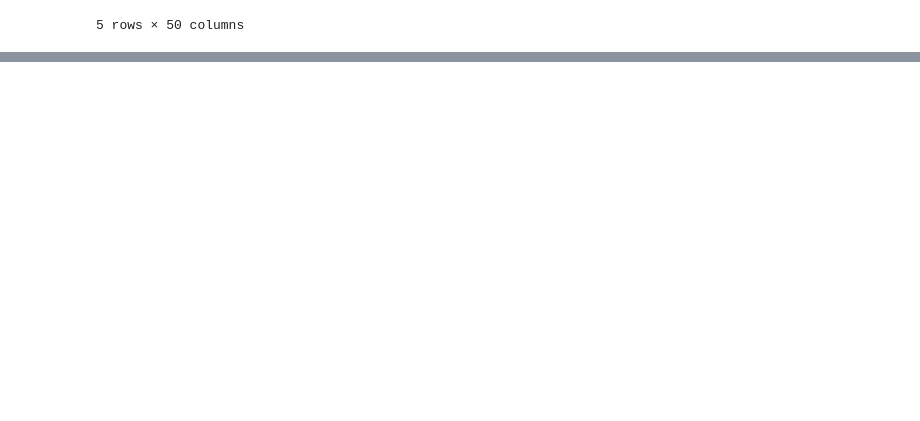
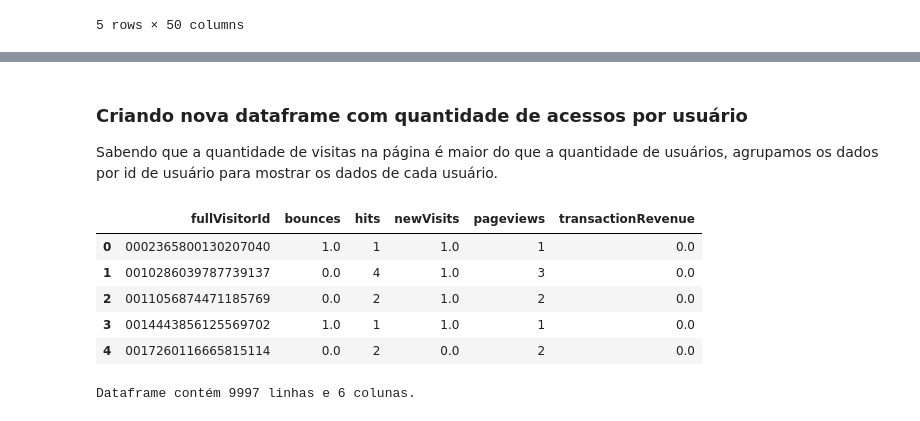
Before and after one commit to CrisNakamura/modelo_digital_marketing, a Jupyter notebook: marketing_analytics.ipynb, the cells around one changed output, grey strips where cells are left out. Drawn from its saved outputs; the diff is of its cells as text; code cells hidden in the pictures; blank space fills up the shorter version.

Commit message:
[feat] Limpeza dos dados

```diff
--- a/marketing_analytics.ipynb
+++ b/marketing_analytics.ipynb
@@ -120,0 +198,7 @@ df.head()
+# %%
+var_quantitativas = ['bounces', 'hits', 'newVisits', 'pageviews', 'transactionRevenue']
+
+for coluna in var_quantitativas:
+    df[coluna] = pd.to_numeric(df[coluna])
+
+df.info()
@@ -120,0 +232,6 @@ df.head()
+# %%
+# Preenchendo valores nulos da coluna transactionRevenue com 0.
+df['transactionRevenue'].fillna(0, inplace=True)
+# %%
+df['transactionRevenue'] = df['transactionRevenue'] / 1000000
+df['transactionRevenue'].value_counts()
@@ -120,0 +252,19 @@ df.head()
+# %% [markdown]
+### Criando nova dataframe com quantidade de acessos por usuário
+
+Sabendo que a quantidade de visitas na página é maior do que a quantidade de usuários, agrupamos os dados por id de usuário para mostrar os dados de cada usuário.
+# %%
+df_quant = df.groupby('fullVisitorId', as_index=False)[var_quantitativas].sum()
+
+df_quant.head()
+# %% [output]
+|  | fullVisitorId | bounces | hits | newVisits | pageviews | transactionRevenue |
+| 0 | 0002365800130207040 | 1.0 | 1 | 1.0 | 1 | 0.0 |
+| 1 | 0010286039787739137 | 0.0 | 4 | 1.0 | 3 | 0.0 |
+| 2 | 0011056874471185769 | 0.0 | 2 | 1.0 | 2 | 0.0 |
+| 3 | 0014443856125569702 | 1.0 | 1 | 1.0 | 1 | 0.0 |
+| 4 | 0017260116665815114 | 0.0 | 2 | 0.0 | 2 | 0.0 |
+# %%
+print(f'Dataframe contém {df_quant.shape[0]} linhas e {df_quant.shape[1]} colunas.')
+# %% [output]
+Dataframe contém 9997 linhas e 6 colunas.
```
Also changed, not shown: parts of 12 cells of this notebook.
